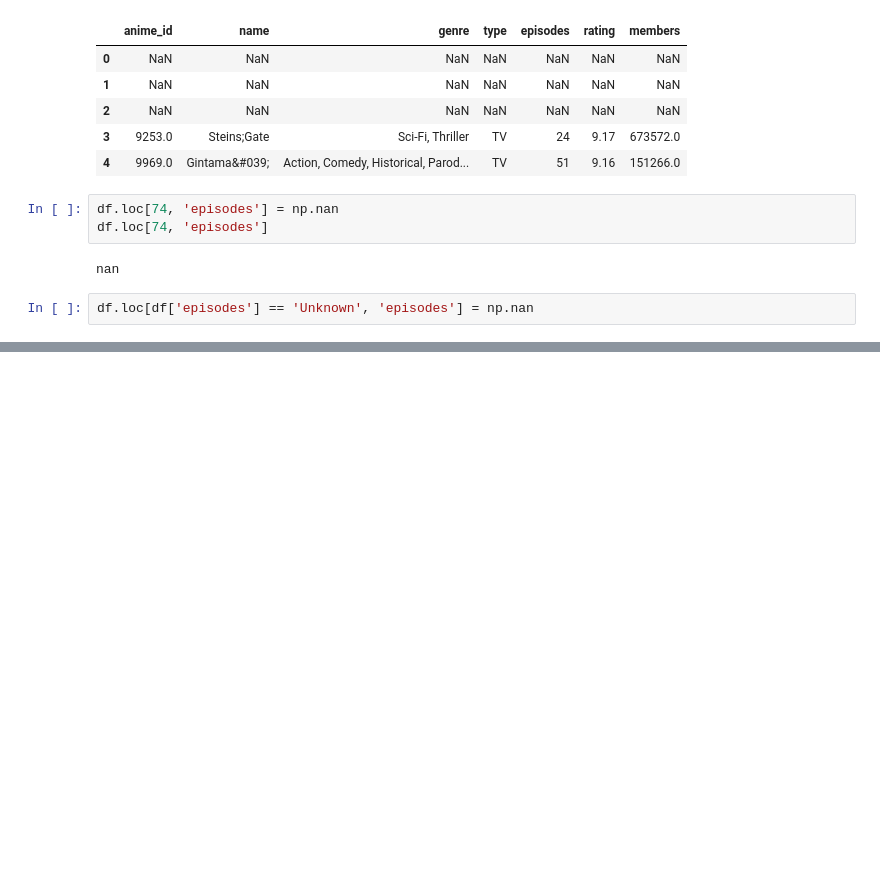
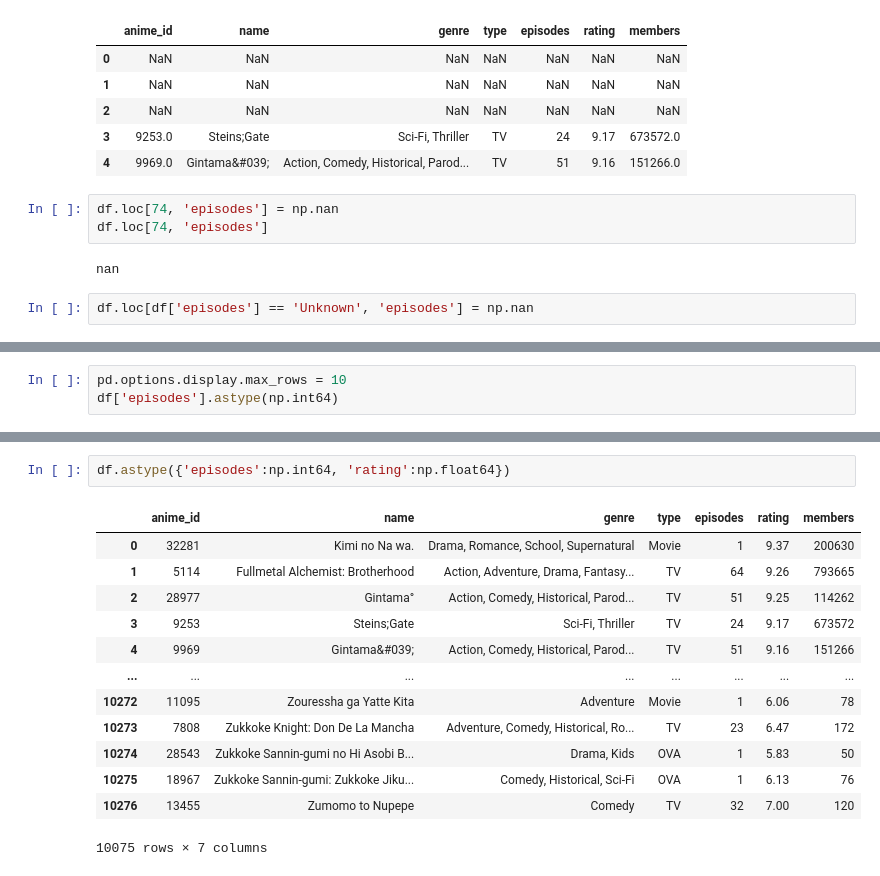
Before and after one commit to mocamocaland/jupyterbook_sample, a Jupyter notebook: pandas_list_3_6_1.ipynb, the cells around one changed output, grey strips where cells are left out. Cells and saved outputs as stored; diff of their text form; blank space fills up the shorter version.

```diff
--- a/pandas_list_3_6_1.ipynb
+++ b/pandas_list_3_6_1.ipynb
@@ -70,0 +87,3 @@ df.loc[70:].head()
+# %%
+pd.options.display.max_rows = 10
+df['episodes'].astype(np.int64)
@@ -70,0 +103,16 @@ df.loc[70:].head()
+# %%
+df.astype({'episodes':np.int64, 'rating':np.float64})
+# %% [output]
+|  | anime_id | name | genre | type | episodes | rating | members |
+| 0 | 32281 | Kimi no Na wa. | Drama, Romance, School, Supernatural | Movie | 1 | 9.37 | 200630 |
+| 1 | 5114 | Fullmetal Alchemist: Brotherhood | Action, Adventure, Drama, Fantasy... | TV | 64 | 9.26 | 793665 |
+| 2 | 28977 | Gintama° | Action, Comedy, Historical, Parod... | TV | 51 | 9.25 | 114262 |
+| 3 | 9253 | Steins;Gate | Sci-Fi, Thriller | TV | 24 | 9.17 | 673572 |
+| 4 | 9969 | Gintama&#039; | Action, Comedy, Historical, Parod... | TV | 51 | 9.16 | 151266 |
+| ... | ... | ... | ... | ... | ... | ... | ... |
+| 10272 | 11095 | Zouressha ga Yatte Kita | Adventure | Movie | 1 | 6.06 | 78 |
+| 10273 | 7808 | Zukkoke Knight: Don De La Mancha | Adventure, Comedy, Historical, Ro... | TV | 23 | 6.47 | 172 |
+| 10274 | 28543 | Zukkoke Sannin-gumi no Hi Asobi B... | Drama, Kids | OVA | 1 | 5.83 | 50 |
+| 10275 | 18967 | Zukkoke Sannin-gumi: Zukkoke Jiku... | Comedy, Historical, Sci-Fi | OVA | 1 | 6.13 | 76 |
+| 10276 | 13455 | Zumomo to Nupepe | Comedy | TV | 32 | 7.00 | 120 |
+10075 rows × 7 columns
```
Also changed, not shown: parts of 12 cells of this notebook.
